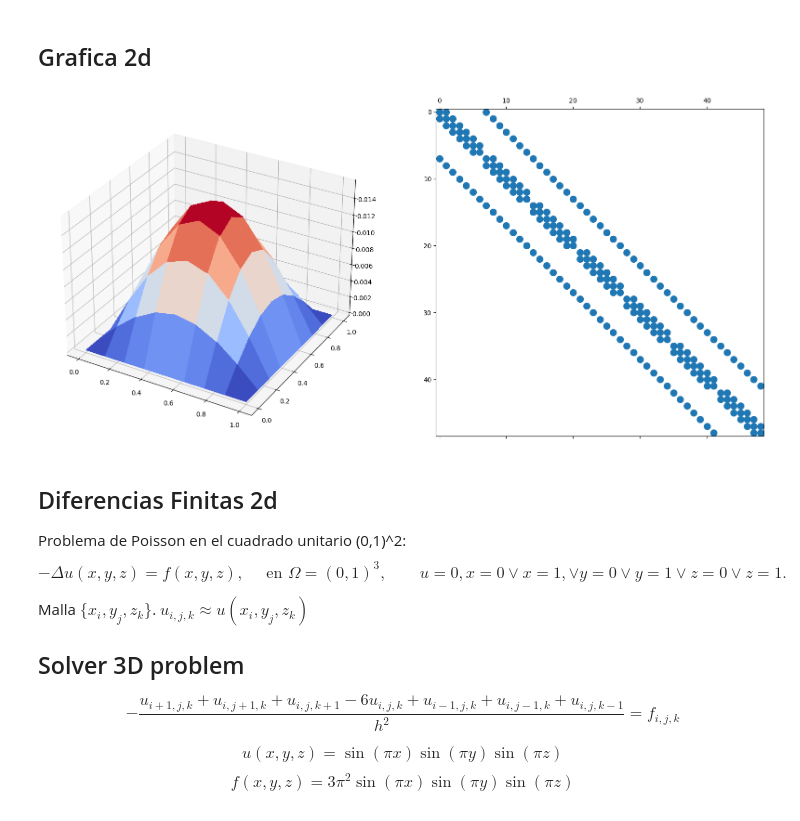
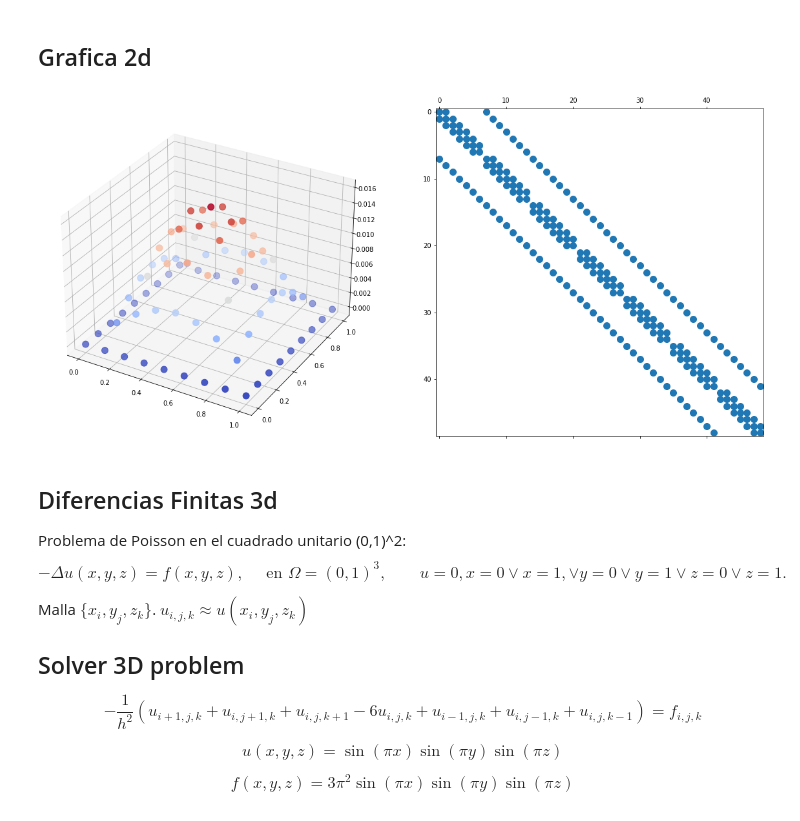
Before and after one commit to ManuelSanchezUribe/IMT2111-ALN, a Jupyter notebook: Clases/Capitulo1_Diferencias_Finitas.ipynb, the cells around one changed output. Cells and saved outputs as stored; diff of their text form; code cells hidden in the pictures.

```diff
--- a/Clases/Capitulo1_Diferencias_Finitas.ipynb
+++ b/Clases/Capitulo1_Diferencias_Finitas.ipynb
@@ -155,35 +155,50 @@ plt.show()
 # %% [markdown]
 ## Grafica 2d
 # %%
+# Uhsol = uhsol.reshape((nx+1,ny+1))
+# fig = plt.figure(figsize=(20,20))
+# ax = fig.add_subplot(121, projection='3d')
+# # Plot the surface.
+# X, Y = np.meshgrid(x,y)
+#
+
+# ax2 = fig.add_subplot(122)
+# ax2.spy(A2d, marker='o')
+# plt.show()
+
+# %matplotlib
+# plt.ion()
 Uhsol = uhsol.reshape((nx+1,ny+1))
 fig = plt.figure(figsize=(20,20))
 ax = fig.add_subplot(121, projection='3d')
 # Plot the surface.
 X, Y = np.meshgrid(x,y)
-surf = ax.plot_surface(X, Y, Uhsol, cmap=cm.coolwarm,
-                       linewidth=0, antialiased=False)
-
+scatter = ax.scatter(X, Y, Uhsol,c=Uhsol, cmap=cm.coolwarm, s=100)
+# surf = ax.plot_surface(X, Y, Uhsol, cmap=cm.coolwarm,linewidth=0, antialiased=False)
 ax2 = fig.add_subplot(122)
 ax2.spy(A2d, marker='o')
 plt.show()
 # %% [output]
-[figure, old version]
+[figure, new version]
 # %% [markdown]
-## Diferencias Finitas 2d
+## Diferencias Finitas 3d
 Problema de Poisson en el cuadrado unitario (0,1)^2:
 \begin{equation}
--\Delta u(x,y,z) = f(x,y,z),\quad \mbox{ en }\Omega = (0,1)^{3}, \qquad u = 0, x=0 \vee x=1, \vee y = 0 \vee y=1 \vee z=0 \vee z=1.
+-\Delta u(x,y,z) = f(x,y,z),\quad \text{ en }\Omega = (0,1)^{3}, \qquad u = 0, x=0 \vee x=1, \vee y = 0 \vee y=1 \vee z=0 \vee z=1.
 \end{equation}
 
 Malla $\{x_i, y_{j}, z_{k}\}$. $u_{i,j,k} \approx u(x_i, y_j, z_{k})$
+
 ##  Solver 3D problem
+
 \begin{equation}
--\frac{u_{i+1,j,k}+u_{i,j+1,k}+u_{i,j,k+1}-6u_{i,j,k} + u_{i-1,j,k}+u_{i,j-1,k}+u_{i,j,k-1}}{h^{2}} = f_{i,j,k}
+-\frac{1}{h^{2}} \left(u_{i+1,j,k}+u_{i,j+1,k}+u_{i,j,k+1}-6u_{i,j,k} + u_{i-1,j,k}+u_{i,j-1,k}+u_{i,j,k-1}\right) = f_{i,j,k}
 \end{equation}
 
 \begin{equation}
 u(x,y,z) = \sin(\pi x)\sin(\pi y)\sin(\pi z)
 \end{equation}
+
 \begin{equation}
 f(x,y,z) = 3\pi^{2}\sin(\pi x)\sin(\pi y)\sin(\pi z)
 \end{equation}
```
Also changed, not shown: parts of 6 cells of this notebook.
